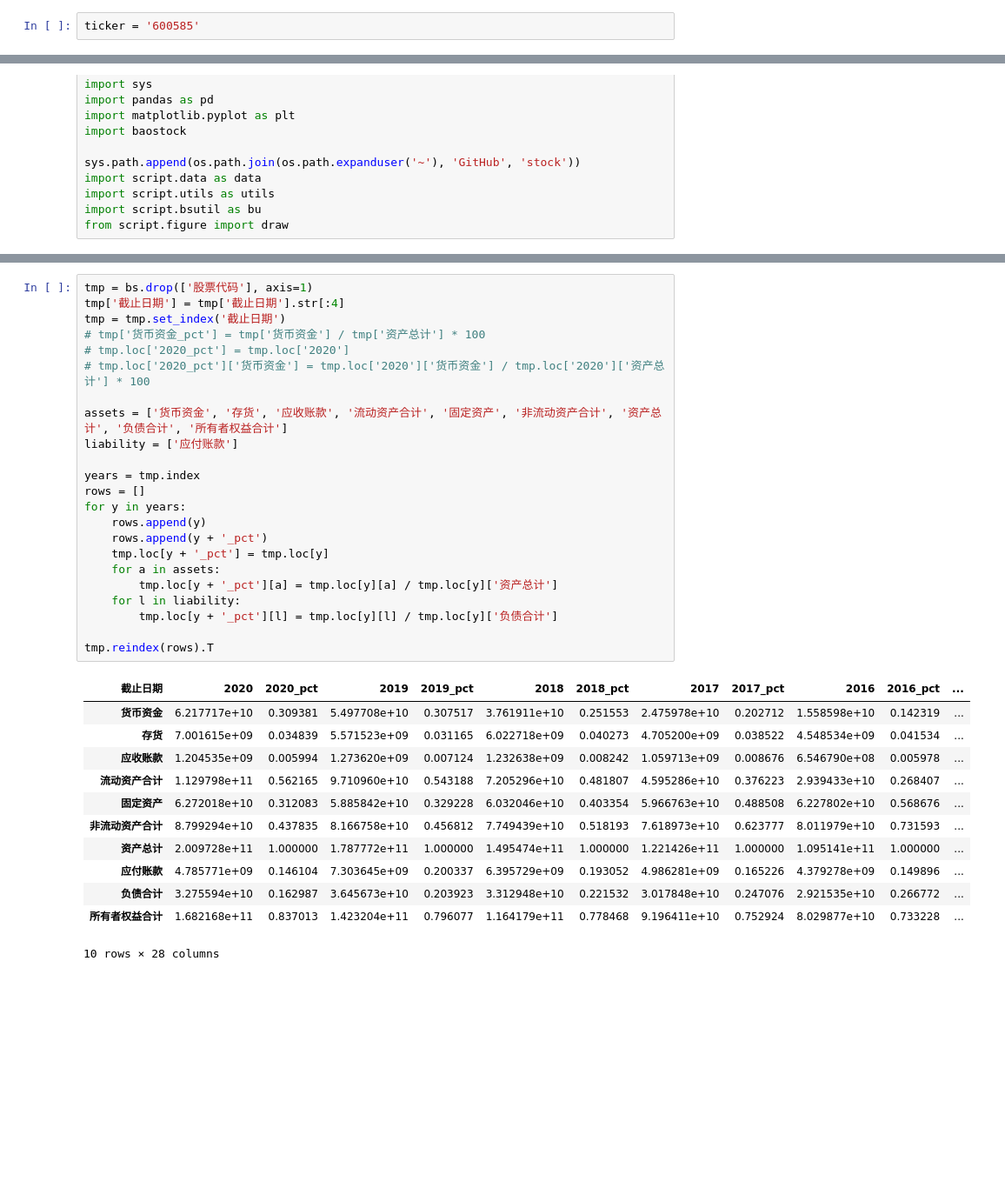
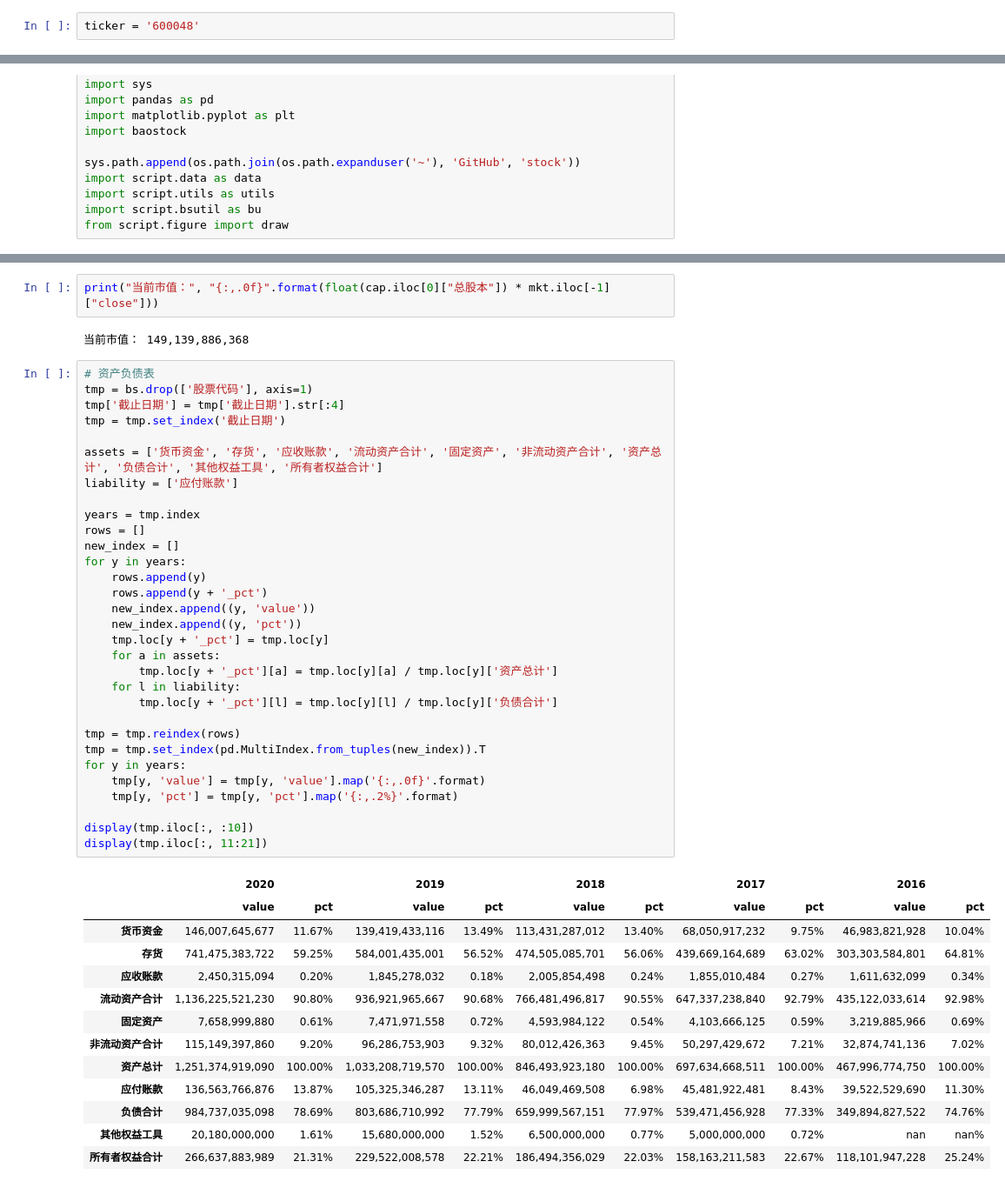
Before and after one commit to zifengyu/stock, a Jupyter notebook: notebook/模版.ipynb, the cells around one changed output, grey strips where cells are left out. Shown at 87% size. Cells and saved outputs as stored; diff of their text form; blank space fills up the shorter version.

```diff
--- a/notebook/模版.ipynb
+++ b/notebook/模版.ipynb
@@ -3,2 +3,2 @@
 # %%
-ticker = '600585'
+ticker = '600048'
@@ -168,36 +164,49 @@ draw(mkt, 260, 200, 20)
+# %%
+print("当前市值：", "{:,.0f}".format(float(cap.iloc[0]["总股本"]) * mkt.iloc[-1]["close"]))
+# %% [output]
+当前市值： 149,139,886,368
 # %%
+# 资产负债表
 tmp = bs.drop(['股票代码'], axis=1)
 tmp['截止日期'] = tmp['截止日期'].str[:4]
 tmp = tmp.set_index('截止日期')
-# tmp['货币资金_pct'] = tmp['货币资金'] / tmp['资产总计'] * 100
-# tmp.loc['2020_pct'] = tmp.loc['2020']
-# tmp.loc['2020_pct']['货币资金'] = tmp.loc['2020']['货币资金'] / tmp.loc['2020']['资产总计'] * 100
 
-assets = ['货币资金', '存货', '应收账款', '流动资产合计', '固定资产', '非流动资产合计', '资产总计', '负债合计', '所有者权益合计']
+assets = ['货币资金', '存货', '应收账款', '流动资产合计', '固定资产', '非流动资产合计', '资产总计', '负债合计', '其他权益工具', '所有者权益合计']
 liability = ['应付账款']
 
 years = tmp.index
 rows = []
+new_index = []
 for y in years:
     rows.append(y)
     rows.append(y + '_pct')
+    new_index.append((y, 'value'))
+    new_index.append((y, 'pct'))
     tmp.loc[y + '_pct'] = tmp.loc[y]
     for a in assets:
         tmp.loc[y + '_pct'][a] = tmp.loc[y][a] / tmp.loc[y]['资产总计']
     for l in liability:
         tmp.loc[y + '_pct'][l] = tmp.loc[y][l] / tmp.loc[y]['负债合计']
 
-tmp.reindex(rows).T
+tmp = tmp.reindex(rows)
+tmp = tmp.set_index(pd.MultiIndex.from_tuples(new_index)).T
+for y in years:
+    tmp[y, 'value'] = tmp[y, 'value'].map('{:,.0f}'.format)
+    tmp[y, 'pct'] = tmp[y, 'pct'].map('{:,.2%}'.format)
+
+display(tmp.iloc[:, :10])
+display(tmp.iloc[:, 11:21])
 # %% [output]
-| 截止日期 | 2020 | 2020_pct | 2019 | 2019_pct | 2018 | 2018_pct | 2017 | 2017_pct | 2016 | 2016_pct | ... |
-| 货币资金 | 6.217717e+10 | 0.309381 | 5.497708e+10 | 0.307517 | 3.761911e+10 | 0.251553 | 2.475978e+10 | 0.202712 | 1.558598e+10 | 0.142319 | ... |
-| 存货 | 7.001615e+09 | 0.034839 | 5.571523e+09 | 0.031165 | 6.022718e+09 | 0.040273 | 4.705200e+09 | 0.038522 | 4.548534e+09 | 0.041534 | ... |
-| 应收账款 | 1.204535e+09 | 0.005994 | 1.273620e+09 | 0.007124 | 1.232638e+09 | 0.008242 | 1.059713e+09 | 0.008676 | 6.546790e+08 | 0.005978 | ... |
-| 流动资产合计 | 1.129798e+11 | 0.562165 | 9.710960e+10 | 0.543188 | 7.205296e+10 | 0.481807 | 4.595286e+10 | 0.376223 | 2.939433e+10 | 0.268407 | ... |
-| 固定资产 | 6.272018e+10 | 0.312083 | 5.885842e+10 | 0.329228 | 6.032046e+10 | 0.403354 | 5.966763e+10 | 0.488508 | 6.227802e+10 | 0.568676 | ... |
-| 非流动资产合计 | 8.799294e+10 | 0.437835 | 8.166758e+10 | 0.456812 | 7.749439e+10 | 0.518193 | 7.618973e+10 | 0.623777 | 8.011979e+10 | 0.731593 | ... |
-| 资产总计 | 2.009728e+11 | 1.000000 | 1.787772e+11 | 1.000000 | 1.495474e+11 | 1.000000 | 1.221426e+11 | 1.000000 | 1.095141e+11 | 1.000000 | ... |
-| 应付账款 | 4.785771e+09 | 0.146104 | 7.303645e+09 | 0.200337 | 6.395729e+09 | 0.193052 | 4.986281e+09 | 0.165226 | 4.379278e+09 | 0.149896 | ... |
-| 负债合计 | 3.275594e+10 | 0.162987 | 3.645673e+10 | 0.203923 | 3.312948e+10 | 0.221532 | 3.017848e+10 | 0.247076 | 2.921535e+10 | 0.266772 | ... |
-| 所有者权益合计 | 1.682168e+11 | 0.837013 | 1.423204e+11 | 0.796077 | 1.164179e+11 | 0.778468 | 9.196411e+10 | 0.752924 | 8.029877e+10 | 0.733228 | ... |
+|  | 2020 |  | 2019 |  | 2018 |  | 2017 |  | 2016 |  |
+|  | value | pct | value | pct | value | pct | value | pct | value | pct |
+| 货币资金 | 146,007,645,677 | 11.67% | 139,419,433,116 | 13.49% | 113,431,287,012 | 13.40% | 68,050,917,232 | 9.75% | 46,983,821,928 | 10.04% |
+| 存货 | 741,475,383,722 | 59.25% | 584,001,435,001 | 56.52% | 474,505,085,701 | 56.06% | 439,669,164,689 | 63.02% | 303,303,584,801 | 64.81% |
+| 应收账款 | 2,450,315,094 | 0.20% | 1,845,278,032 | 0.18% | 2,005,854,498 | 0.24% | 1,855,010,484 | 0.27% | 1,611,632,099 | 0.34% |
+| 流动资产合计 | 1,136,225,521,230 | 90.80% | 936,921,965,667 | 90.68% | 766,481,496,817 | 90.55% | 647,337,238,840 | 92.79% | 435,122,033,614 | 92.98% |
+| 固定资产 | 7,658,999,880 | 0.61% | 7,471,971,558 | 0.72% | 4,593,984,122 | 0.54% | 4,103,666,125 | 0.59% | 3,219,885,966 | 0.69% |
+| 非流动资产合计 | 115,149,397,860 | 9.20% | 96,286,753,903 | 9.32% | 80,012,426,363 | 9.45% | 50,297,429,672 | 7.21% | 32,874,741,136 | 7.02% |
+| 资产总计 | 1,251,374,919,090 | 100.00% | 1,033,208,719,570 | 100.00% | 846,493,923,180 | 100.00% | 697,634,668,511 | 100.00% | 467,996,774,750 | 100.00% |
+| 应付账款 | 136,563,766,876 | 13.87% | 105,325,346,287 | 13.11% | 46,049,469,508 | 6.98% | 45,481,922,481 | 8.43% | 39,522,529,690 | 11.30% |
+| 负债合计 | 984,737,035,098 | 78.69% | 803,686,710,992 | 77.79% | 659,999,567,151 | 77.97% | 539,471,456,928 | 77.33% | 349,894,827,522 | 74.76% |
+| 其他权益工具 | 20,180,000,000 | 1.61% | 15,680,000,000 | 1.52% | 6,500,000,000 | 0.77% | 5,000,000,000 | 0.72% | nan | nan% |
+| 所有者权益合计 | 266,637,883,989 | 21.31% | 229,522,008,578 | 22.21% | 186,494,356,029 | 22.03% | 158,163,211,583 | 22.67% | 118,101,947,228 | 25.24% |
-10 rows × 28 columns
```
Also changed, not shown: parts of 13 cells of this notebook, 20 other files.
